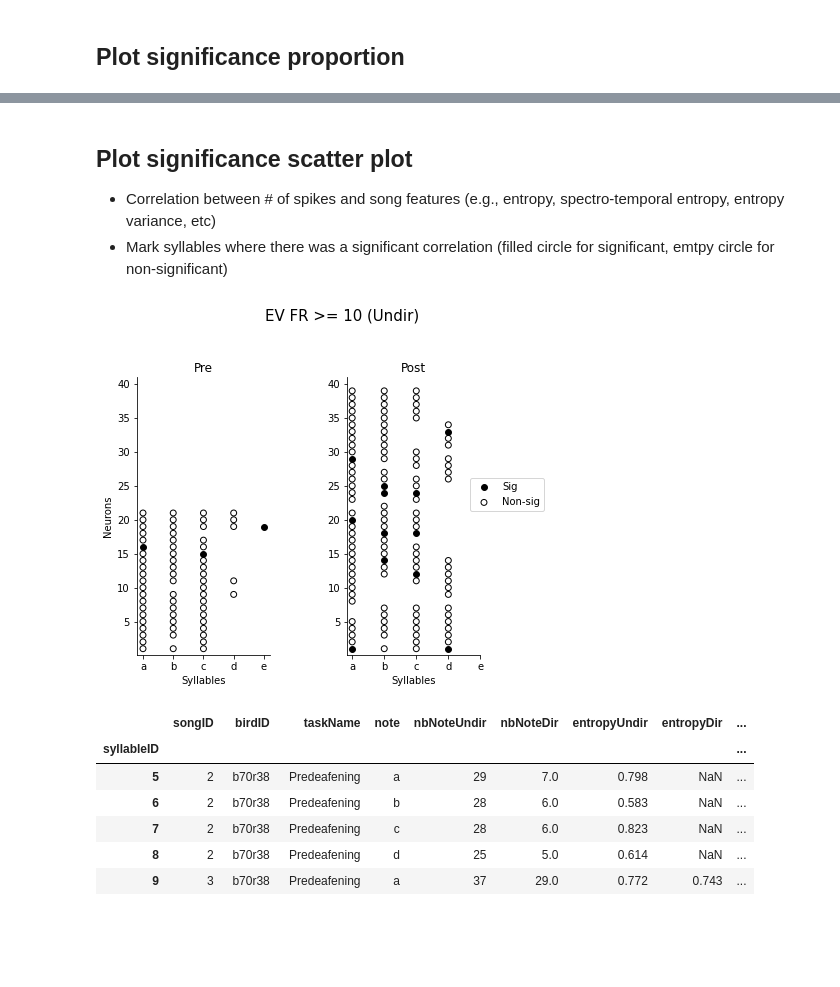
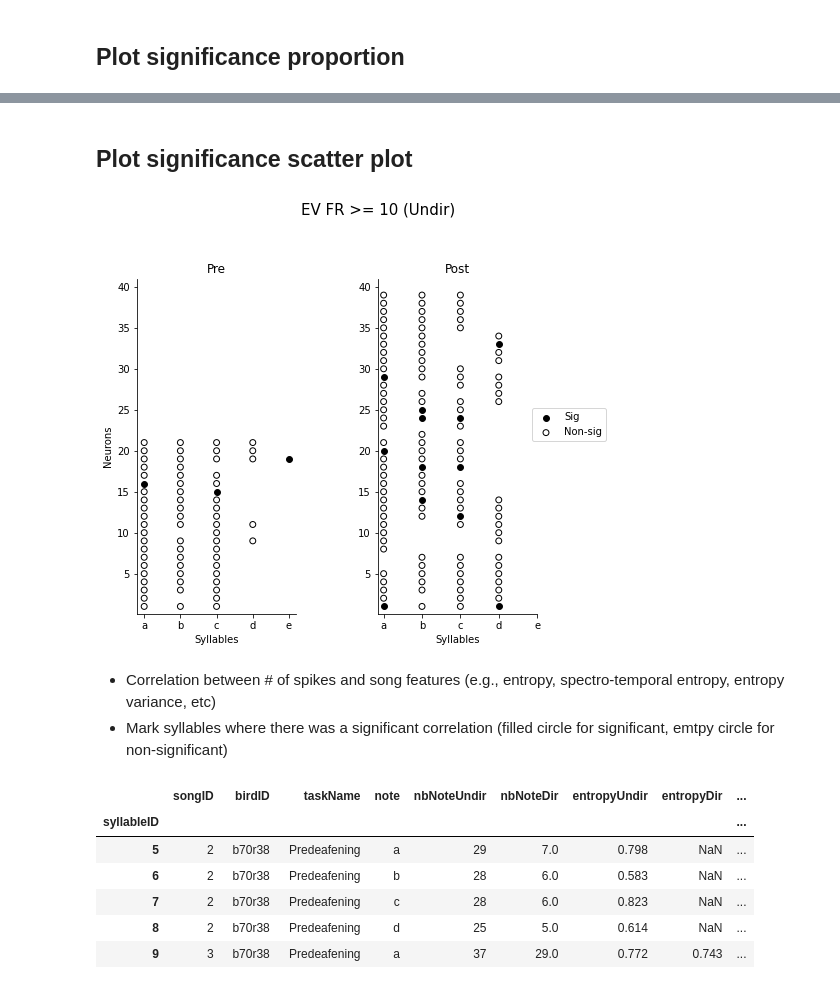
Before and after one commit to JaerongA/pyfinch, a Jupyter notebook: deafening/results/entropy.ipynb, the cells around one changed output, grey strips where cells are left out. Saved outputs shown, nothing was run; the diff lists cells and outputs as text; code cells hidden in the pictures; blank space fills up the shorter version.

```diff
--- a/deafening/results/entropy.ipynb
+++ b/deafening/results/entropy.ipynb
@@ -184,8 +182,5 @@ print('{0:0.3f}'.format(pval))
 # %% [markdown]
 ## Plot significance scatter plot
-
-- Correlation between # of spikes and song features (e.g., entropy, spectro-temporal entropy, entropy variance, etc)
-- Mark syllables where there was a significant correlation (filled circle for significant, emtpy circle for non-significant)
 # %%
 # Map note to numbers
 import pandas as pd
@@ -206,38 +201,41 @@ for ind, note in enumerate(sorted(df['note'].unique())):
 # Plot the results
 circ_size = 35
 
-fig, ax = plt.subplots(figsize=(7, 6))
-plt.suptitle(f'{factor} FR >= {fr_crit} (Undir) ', y=.9, fontsize=15)
+fig, ax = plt.subplots(figsize=(8, 7))
+plt.suptitle(f'{feature} FR >= {fr_crit} (Undir) ', y=.9, fontsize=15)
 
 for ind, task in enumerate(sorted(df['taskName'].unique(), reverse=True)):
     ax = plt.subplot2grid((5, 5), (1, ind*2), rowspan=4, colspan=2)
     task_df = df[(df['taskName'] == task)]
 
     for y_loc, cluster in enumerate(task_df['clusterID'].unique()):
         temp_df = task_df[(task_df['clusterID'] == cluster)]
         for note in temp_df['note'].unique():
             corr_sig = temp_df[(temp_df['note'] == note)]['spkCorrSigUndir'].to_numpy(dtype=int)
             if corr_sig:
                 ax.scatter(note_dict[note], y_loc+1, s=circ_size, color='k')
             else:
                 ax.scatter(note_dict[note], y_loc+1, s=circ_size, facecolors='none', color='k')
 
     ax.set_xticks(range(1, 6))
     ax.set_xticklabels(sorted(df['note'].unique()))
     ax.set_ylim([0.1, 41])
     if ind == 0:
         ax.set_ylabel('Neurons')
         ax.set_title('Pre')
 
     if ind == 1:
         ax.set_title('Post')
         ax.legend(['Sig', 'Non-sig'], loc='lower center', bbox_to_anchor=(1.2, 0.5))
         # set spacing to subplots
         fig.tight_layout()
     ax.set_xlabel('Syllables')
     remove_right_top(ax)
 
 plt.show()
 # %% [output]
-[figure, old version]
+[figure, new version]
+# %% [markdown]
+- Correlation between # of spikes and song features (e.g., entropy, spectro-temporal entropy, entropy variance, etc)
+- Mark syllables where there was a significant correlation (filled circle for significant, emtpy circle for non-significant)
 # %%
```
Also changed, not shown: parts of 11 cells of this notebook, 2 other files.
